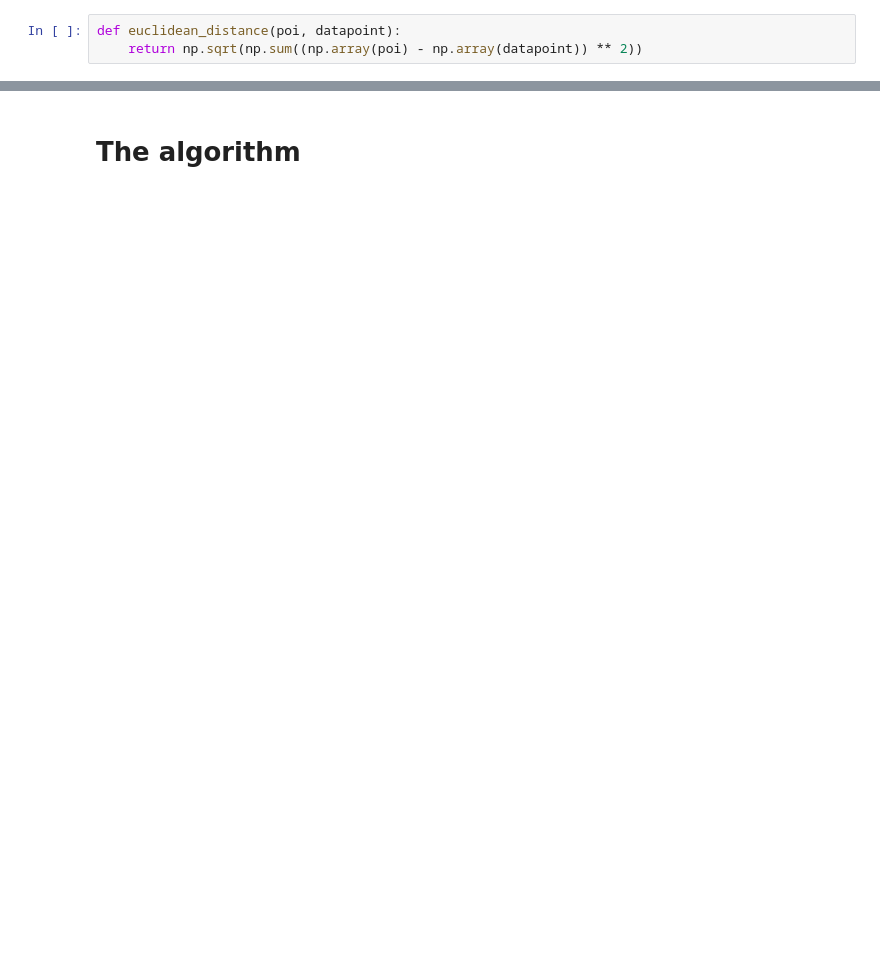
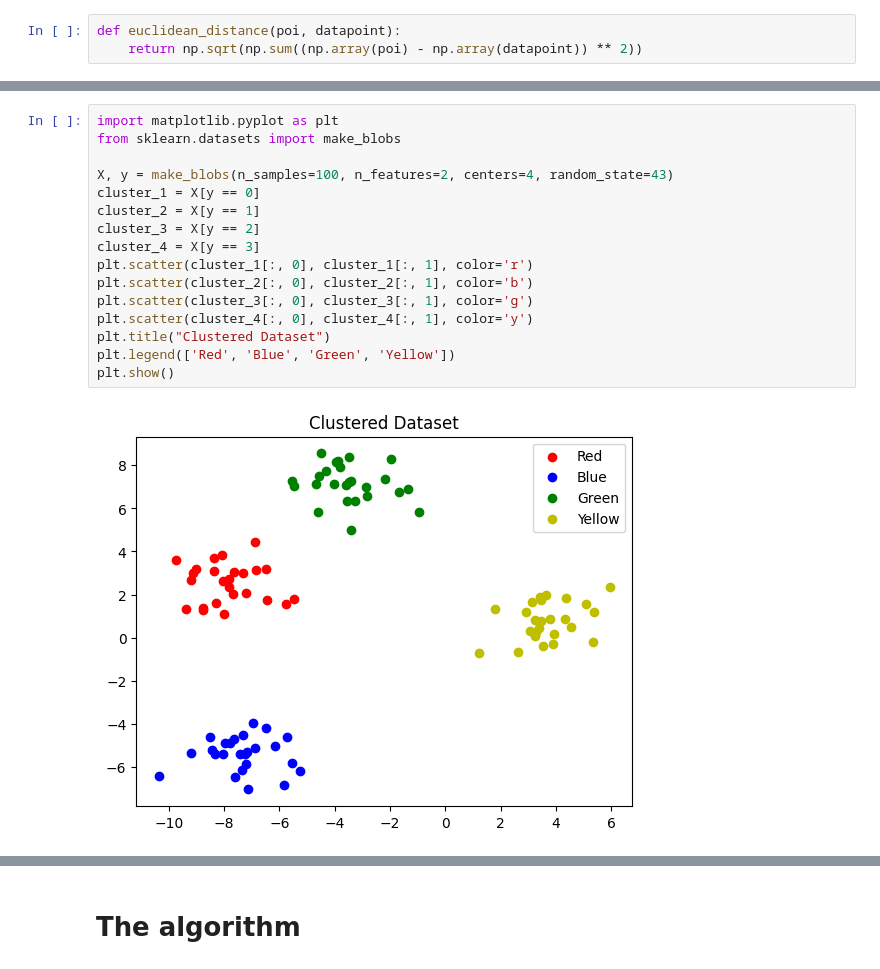
Before and after one commit to DucAnnee/Machine-Learning-Fundamentals, a Jupyter notebook: Algorithms/KNN.ipynb, the cells around one changed output, grey strips where cells are left out. Drawn from its saved outputs; the diff is of its cells as text; blank space fills up the shorter version.

```diff
--- a/Algorithms/KNN.ipynb
+++ b/Algorithms/KNN.ipynb
@@ -26,0 +18,18 @@ KeyError: 0
+# %%
+import matplotlib.pyplot as plt
+from sklearn.datasets import make_blobs
+
+X, y = make_blobs(n_samples=100, n_features=2, centers=4, random_state=43)
+cluster_1 = X[y == 0]
+cluster_2 = X[y == 1]
+cluster_3 = X[y == 2]
+cluster_4 = X[y == 3]
+plt.scatter(cluster_1[:, 0], cluster_1[:, 1], color='r')
+plt.scatter(cluster_2[:, 0], cluster_2[:, 1], color='b')
+plt.scatter(cluster_3[:, 0], cluster_3[:, 1], color='g')
+plt.scatter(cluster_4[:, 0], cluster_4[:, 1], color='y')
+plt.title("Clustered Dataset")
+plt.legend(['Red', 'Blue', 'Green', 'Yellow'])
+plt.show()
+# %% [output]
+[figure, added]
```
Also changed, not shown: parts of 8 cells of this notebook.
